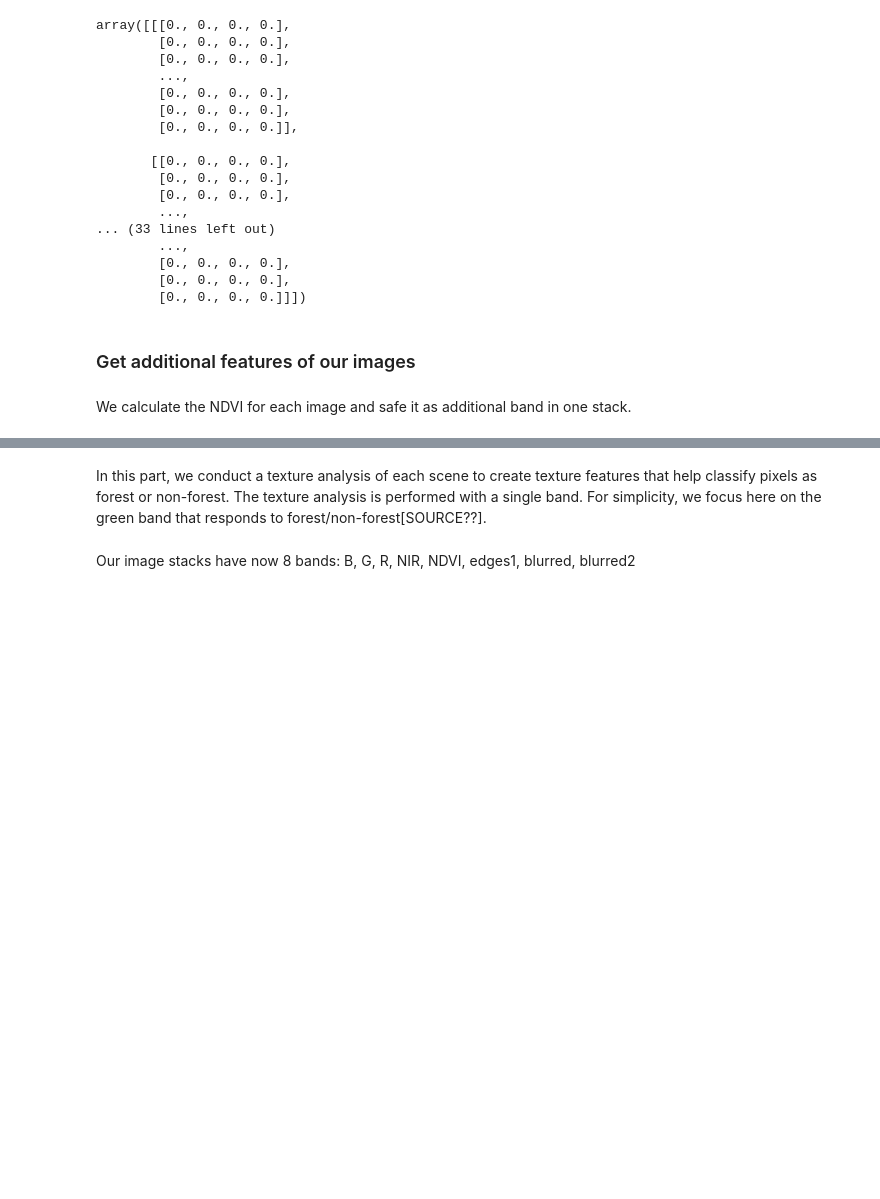
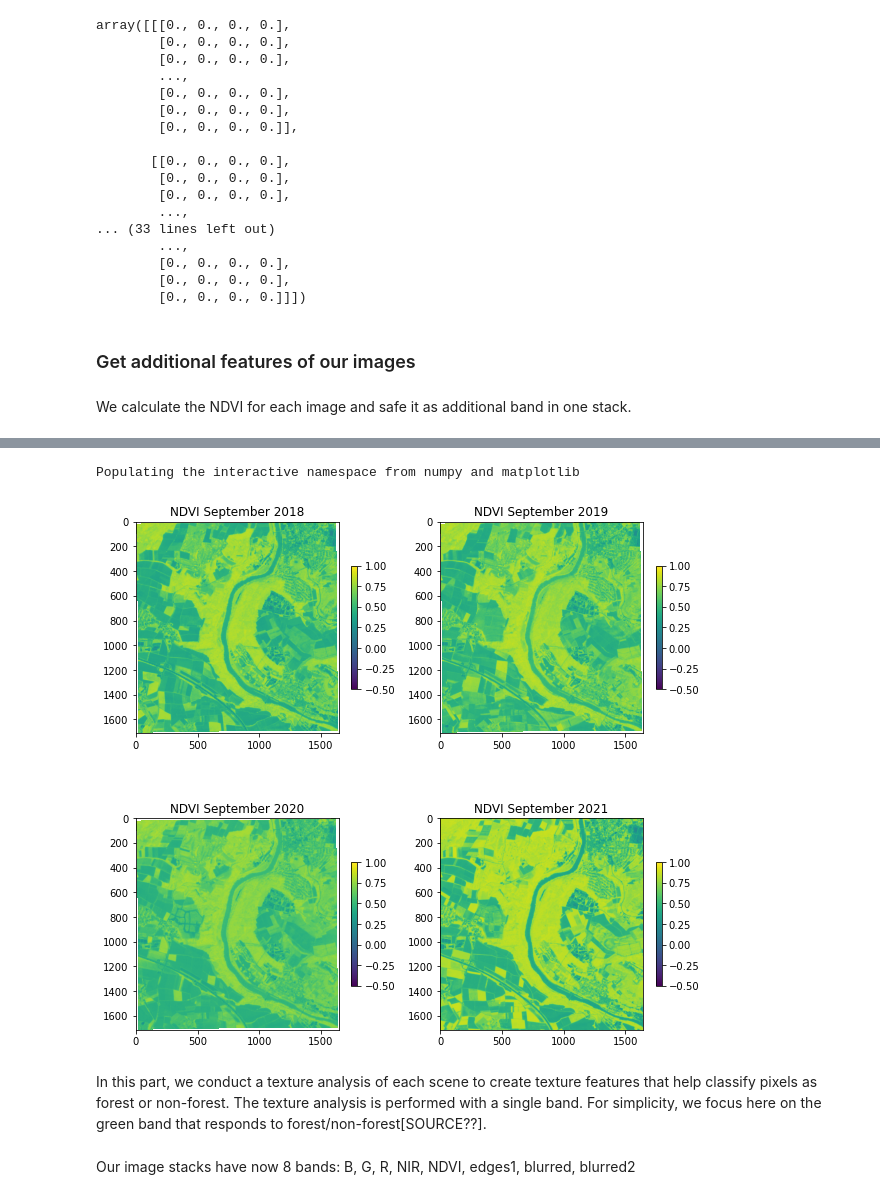
Before and after one commit to Reaganokoth/MB3_V2, a Jupyter notebook: Codes/MB3_notebook_Reagan-Copy_of_Nora_2.ipynb, the cells around one changed output, grey strips where cells are left out. Saved outputs shown, nothing was run; the diff lists cells and outputs as text; code cells hidden in the pictures; blank space fills up the shorter version.

```diff
--- a/Codes/MB3_notebook_Reagan-Copy_of_Nora_2.ipynb
+++ b/Codes/MB3_notebook_Reagan-Copy_of_Nora_2.ipynb
@@ -361,4 +359,63 @@ show(ndvi_stack[0][:,:,4])
 <AxesSubplot:>
+# %%
+#
+import matplotlib.pyplot as plt
+%matplotlib inline
+
+# Initialize subplots
+fig, (ax1, ax2, ax3, ax4) = plt.subplots(ncols=4, nrows=1, figsize=(10, 4), sharey=True)
+
+# printing the NDVI bands
+# show(ndvi_stack[1][:,:,4],  ax=ax1)
+# show(ndvi_stack[3][:,:,4],  ax=ax2)
+# show(ndvi_stack[5][:,:,4],  ax=ax3)
+# show(ndvi_stack[7][:,:,4], ax=ax4)
+
+# print("Normalized bands")
+# redn= ndvi_stack[1][:,:,4]
+# #redn.min()
+# print(redn.min(), '-', redn.max(), 'mean:', redn.mean())
+# # print(greenn.min(), '-', greenn.max(), 'mean:', greenn.mean())
+# # print(bluen.min(), '-', bluen.max(), 'mean:', bluen.mean())
+
+
+
+import scipy
+import scipy.ndimage
+%pylab inline
+
+
+plt.subplot(221)
+imshow(ndvi_stack[1][:,:,4],vmin=-0.5, vmax=1)
+title('NDVI September 2018')
+gcf().set_size_inches(10,10)
+colorbar(shrink=0.5)
+
+plt.subplot(222)
+imshow(ndvi_stack[3][:,:,4], vmin=-0.5, vmax=1)
+title('NDVI September 2019')
+gcf().set_size_inches(10,10)
+colorbar(shrink=0.5)
+
+plt.subplot(223)
+imshow(ndvi_stack[5][:,:,4], vmin=-0.5, vmax=1)
+title('NDVI September 2020')
+gcf().set_size_inches(10,10)
+colorbar(shrink=0.5)
+
+plt.subplot(224)
+imshow(ndvi_stack[7][:,:,4], vmin=-0.5, vmax=1)
+title('NDVI September 2021')
+gcf().set_size_inches(10,10)
+colorbar(shrink=0.5)
+
+
+
+
+plt.show()
+# %% [output]
+Populating the interactive namespace from numpy and matplotlib
+[figure, added]
 # %% [markdown]
 In this part, we conduct a texture analysis of each scene to create texture features that help classify pixels as forest or non-forest. The texture analysis is performed with a single band. For simplicity, we focus here on the green band that responds to forest/non-forest[SOURCE??].
 # %%
```
Also changed, not shown: parts of 27 cells of this notebook, 1 other file.
